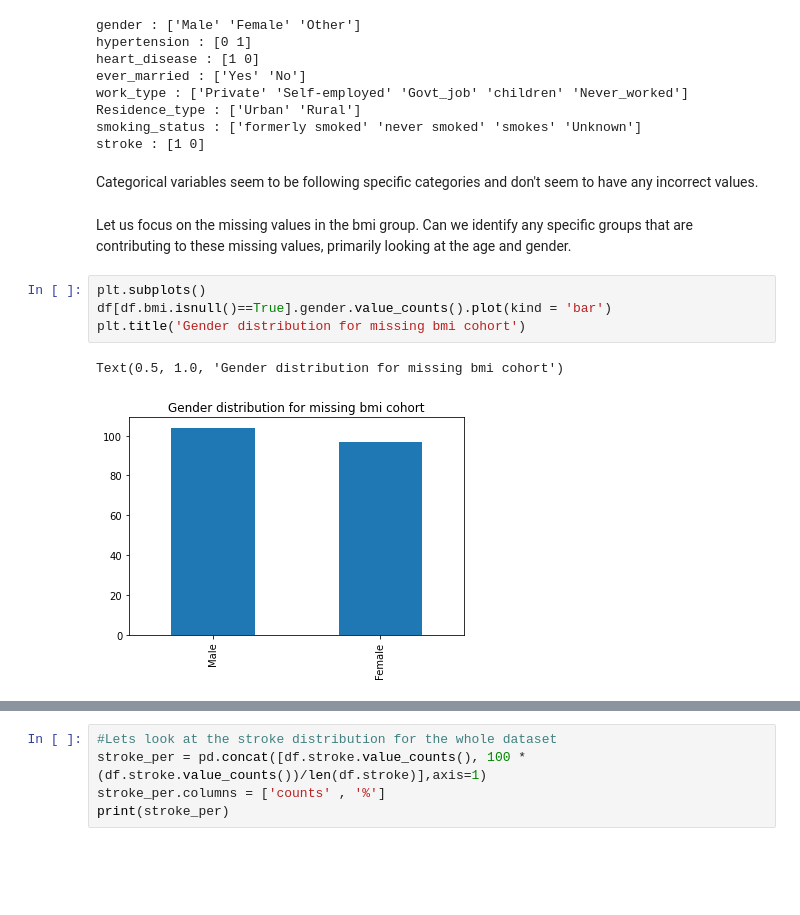
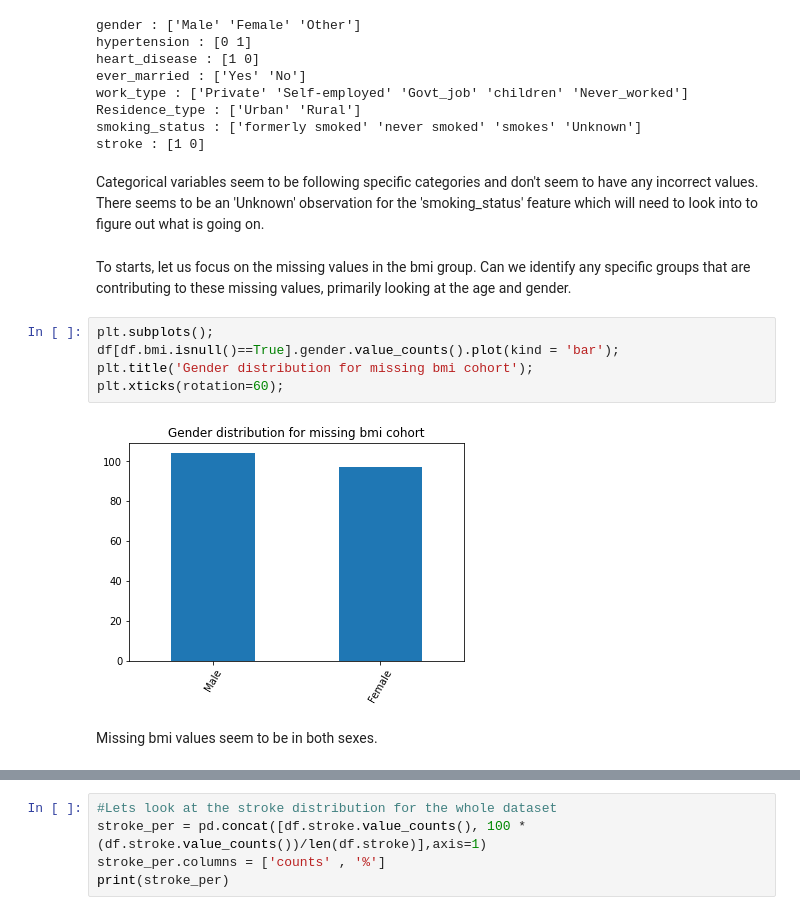
Before and after one commit to asridharan-phl/Springboard, a Jupyter notebook: Capstone 2-Data Wrangling /Capstone Two - Data Wrangling (Stroke Prediction).ipynb, the cells around one changed output, grey strips where cells are left out. Cells and saved outputs as stored; diff of their text form; blank space fills up the shorter version.

```diff
--- a/Capstone 2-Data Wrangling /Capstone Two - Data Wrangling (Stroke Prediction).ipynb
+++ b/Capstone 2-Data Wrangling /Capstone Two - Data Wrangling (Stroke Prediction).ipynb
@@ -98,16 +106,18 @@ Residence_type : ['Urban' 'Rural']
 smoking_status : ['formerly smoked' 'never smoked' 'smokes' 'Unknown']
 stroke : [1 0]
 # %% [markdown]
-Categorical variables seem to be following specific categories and don't seem to have any incorrect values.
+Categorical variables seem to be following specific categories and don't seem to have any incorrect values. There seems to be an 'Unknown' observation for the 'smoking_status' feature which will need to look into to figure out what is going on.
 # %% [markdown]
-Let us focus on the missing values in the bmi group. Can we identify any specific groups that are contributing to these missing values, primarily looking at the age and gender.
+To starts, let us focus on the missing values in the bmi group. Can we identify any specific groups that are contributing to these missing values, primarily looking at the age and gender.
 # %%
-plt.subplots()
-df[df.bmi.isnull()==True].gender.value_counts().plot(kind = 'bar')
-plt.title('Gender distribution for missing bmi cohort')
+plt.subplots();
+df[df.bmi.isnull()==True].gender.value_counts().plot(kind = 'bar');
+plt.title('Gender distribution for missing bmi cohort');
+plt.xticks(rotation=60);
 # %% [output]
-Text(0.5, 1.0, 'Gender distribution for missing bmi cohort')
-[figure, old version]
+[figure, new version]
+# %% [markdown]
+Missing bmi values seem to be in both sexes.
 # %%
 df[df.bmi.isnull()==True].age.hist()
 plt.xlabel('Age')
```
Also changed, not shown: parts of 60 cells of this notebook.
